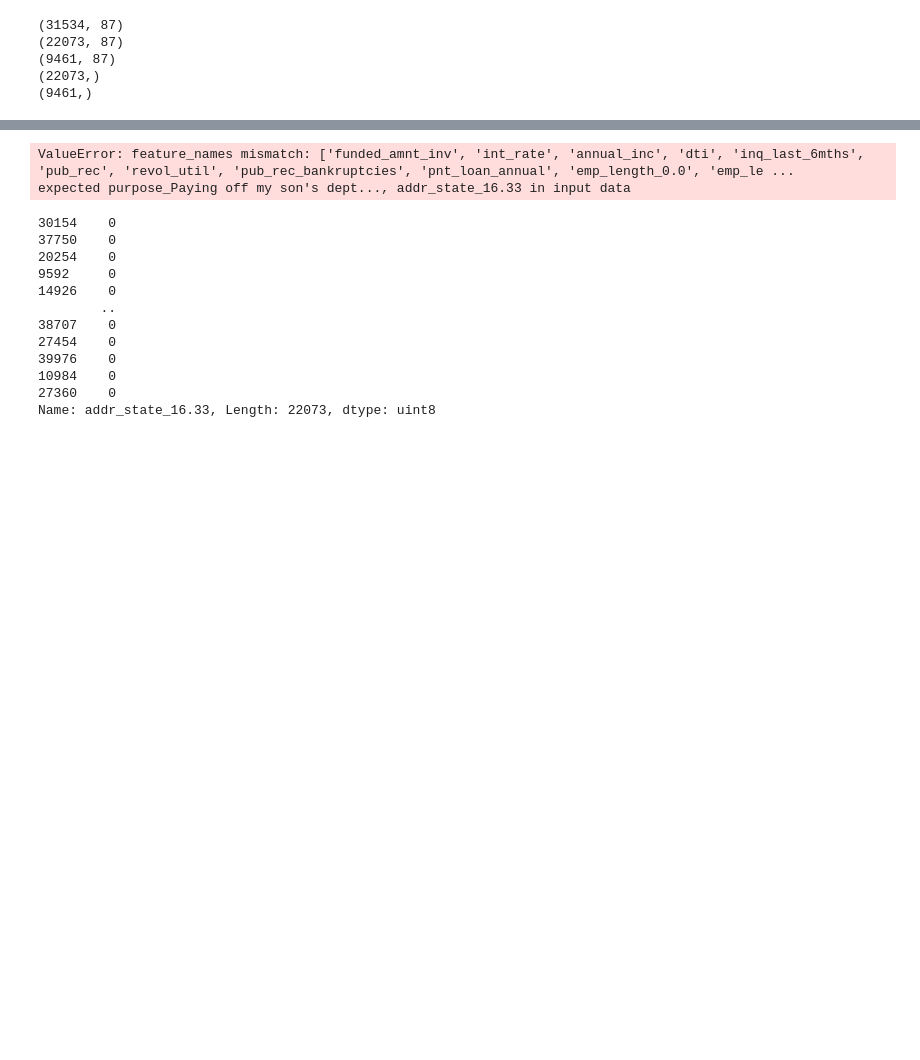
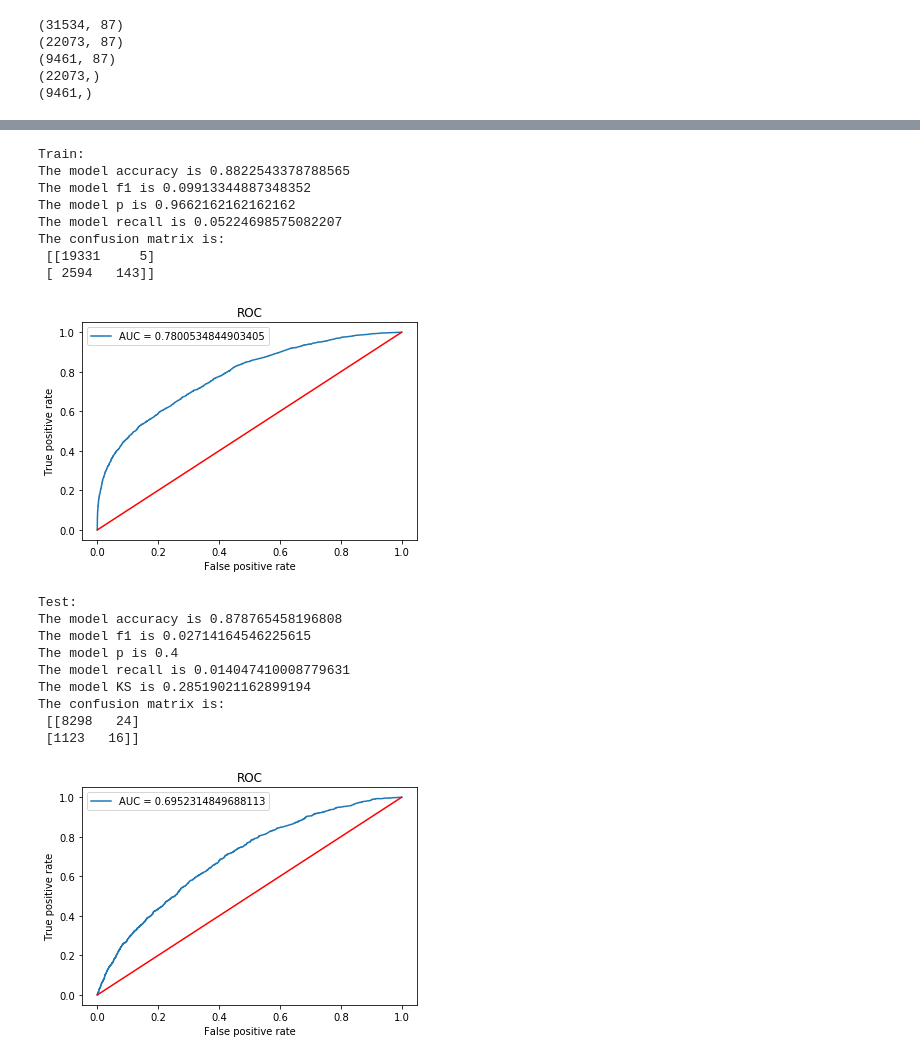
Before and after one commit to iihcy/Credit_ACard, a Jupyter notebook: ACard.ipynb, the cells around one changed output, grey strips where cells are left out. Saved outputs shown, nothing was run; the diff lists cells and outputs as text; code cells hidden in the pictures; blank space fills up the shorter version.

```diff
--- a/ACard.ipynb
+++ b/ACard.ipynb
@@ -916,8 +999,8 @@ def xgb_model_run(df, label):
     return model_xgb
 # %%
 # 模型训练与结果
-model_xgb = xgb_model_run(x_train_, y_train)
+model_xgb = xgb_model_run(x_train_xgb, y_train_xgb)
 print(model_xgb.get_params())
-model_xgb.fit(x_train_onehot, y_train)
+model_xgb.fit(x_train_xgb, y_train_xgb)
 # %% [output]
 {'objective': 'binary:logistic', 'base_score': 0.5, 'booster': 'gbtree', 'colsample_bylevel': None, 'colsample_bynode': None, 'colsample_bytree': None, 'gamma': 0, 'gpu_id': None, 'importance_type': ' ...
@@ -924,27 +1025,29 @@ model_xgb.fit(x_train_onehot, y_train)
 # %%
 # 训练集
-pre_train_xgb = model_xgb.predict(x_train_onehot)
-pro_train_xgb = model_xgb.predict_proba(x_train_onehot)[:,1]
+pre_train_xgb = model_xgb.predict(x_train_xgb)
+pro_train_xgb = model_xgb.predict_proba(x_train_xgb)[:,1]
 # # 测试集
-pre_test_xgb = model_xgb.predict(x_test_onehot)
-# pro_test_xgb = model_xgb.predict_proba(x_test_onehot)[:,1]
+pre_test_xgb = model_xgb.predict(x_test_xgb)
+pro_test_xgb = model_xgb.predict_proba(x_test_xgb)[:,1]
 
-# fpr, tpr, _ = model_performance(y_train, pre_train_xgb, pro_train_xgb, y_test, pre_test_xgb, pro_test_xgb)
+fpr, tpr, _ = model_performance(y_train_xgb, pre_train_xgb, pro_train_xgb, y_test_xgb, pre_test_xgb, pro_test_xgb)
 # %% [output]
-ValueError: feature_names mismatch: ['funded_amnt_inv', 'int_rate', 'annual_inc', 'dti', 'inq_last_6mths', 'pub_rec', 'revol_util', 'pub_rec_bankruptcies', 'pnt_loan_annual', 'emp_length_0.0', 'emp_le ...
-expected purpose_Paying off my son's dept..., addr_state_16.33 in input data
+Train:
+The model accuracy is 0.8822543378788565
+The model f1 is 0.09913344887348352
+The model p is 0.9662162162162162
+The model recall is 0.05224698575082207
+The confusion matrix is:
+ [[19331     5]
+ [ 2594   143]]
+[figure, added]
+Test:
+The model accuracy is 0.878765458196808
+The model f1 is 0.02714164546225615
+The model p is 0.4
+The model recall is 0.014047410008779631
+The model KS is 0.28519021162899194
+The confusion matrix is:
+ [[8298   24]
+ [1123   16]]
+[figure, added]
-# %%
-x_train_onehot['addr_state_16.33']
-# %% [output]
-30154    0
-37750    0
-20254    0
-9592     0
-14926    0
-        ..
-38707    0
-27454    0
-39976    0
-10984    0
-27360    0
-Name: addr_state_16.33, Length: 22073, dtype: uint8
```
Also changed, not shown: parts of 8 cells of this notebook.
